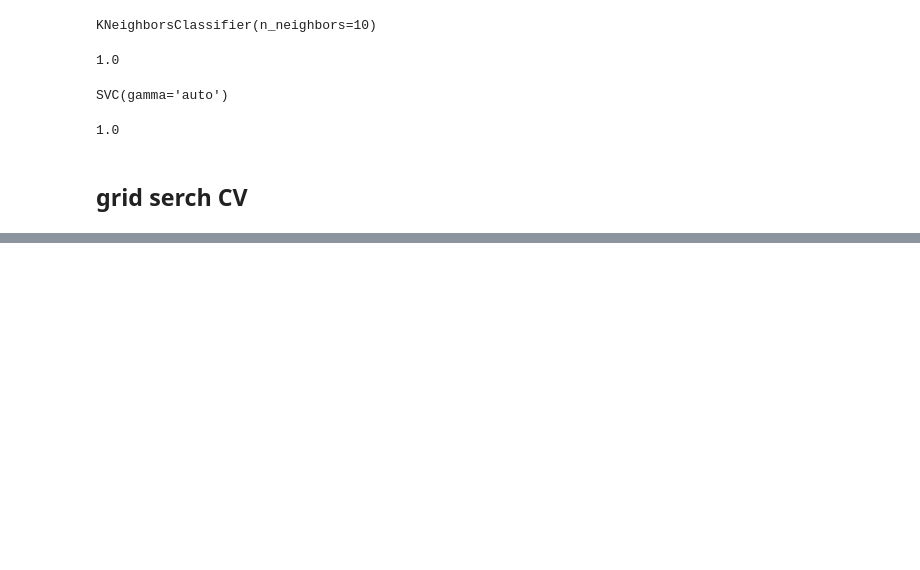
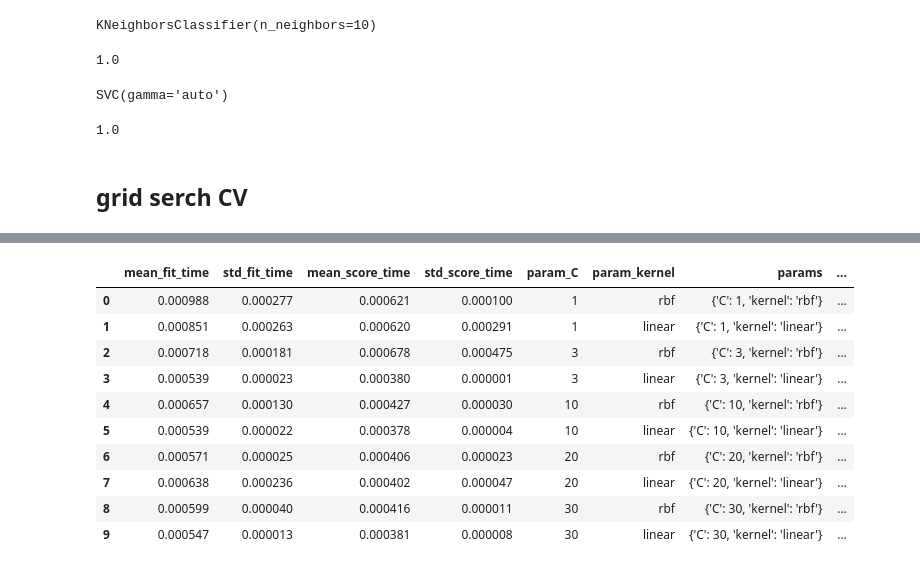
Before and after one commit to mks19992019-sudo/Ml-models, a Jupyter notebook: ML-model/grid_serch_cv.ipynb, the cells around one changed output, grey strips where cells are left out. Cells and saved outputs as stored; diff of their text form; code cells hidden in the pictures; blank space fills up the shorter version.

```diff
--- a/ML-model/grid_serch_cv.ipynb
+++ b/ML-model/grid_serch_cv.ipynb
@@ -61,8 +61,7 @@ model.score(X_test,Y_test)
 # %%
 from sklearn.model_selection import GridSearchCV
 # %%
-Classifier = GridSearchCV(model_SVM,{
-    'C':[1,10,20,30],
-    'Kernel':['rbf','linear'],
-
-})
+Classifier = GridSearchCV((model_SVM),{
+    'C':[1,3,10,20,30],
+    'kernel':['rbf','linear'],
+},cv=5,return_train_score=False)
@@ -70,0 +68,2 @@ TypeError: GridSearchCV.__init__() missing 1 required positional argument: 'para
+# %%
+Classifier.fit(X,y)
@@ -70,0 +93,16 @@ TypeError: GridSearchCV.__init__() missing 1 required positional argument: 'para
+# %%
+result = pd.DataFrame(Classifier.cv_results_)
+# %%
+result
+# %% [output]
+|  | mean_fit_time | std_fit_time | mean_score_time | std_score_time | param_C | param_kernel | params | ... |
+| 0 | 0.000988 | 0.000277 | 0.000621 | 0.000100 | 1 | rbf | {'C': 1, 'kernel': 'rbf'} | ... |
+| 1 | 0.000851 | 0.000263 | 0.000620 | 0.000291 | 1 | linear | {'C': 1, 'kernel': 'linear'} | ... |
+| 2 | 0.000718 | 0.000181 | 0.000678 | 0.000475 | 3 | rbf | {'C': 3, 'kernel': 'rbf'} | ... |
+| 3 | 0.000539 | 0.000023 | 0.000380 | 0.000001 | 3 | linear | {'C': 3, 'kernel': 'linear'} | ... |
+| 4 | 0.000657 | 0.000130 | 0.000427 | 0.000030 | 10 | rbf | {'C': 10, 'kernel': 'rbf'} | ... |
+| 5 | 0.000539 | 0.000022 | 0.000378 | 0.000004 | 10 | linear | {'C': 10, 'kernel': 'linear'} | ... |
+| 6 | 0.000571 | 0.000025 | 0.000406 | 0.000023 | 20 | rbf | {'C': 20, 'kernel': 'rbf'} | ... |
+| 7 | 0.000638 | 0.000236 | 0.000402 | 0.000047 | 20 | linear | {'C': 20, 'kernel': 'linear'} | ... |
+| 8 | 0.000599 | 0.000040 | 0.000416 | 0.000011 | 30 | rbf | {'C': 30, 'kernel': 'rbf'} | ... |
+| 9 | 0.000547 | 0.000013 | 0.000381 | 0.000008 | 30 | linear | {'C': 30, 'kernel': 'linear'} | ... |
```
Also changed, not shown: parts of 9 cells of this notebook.
